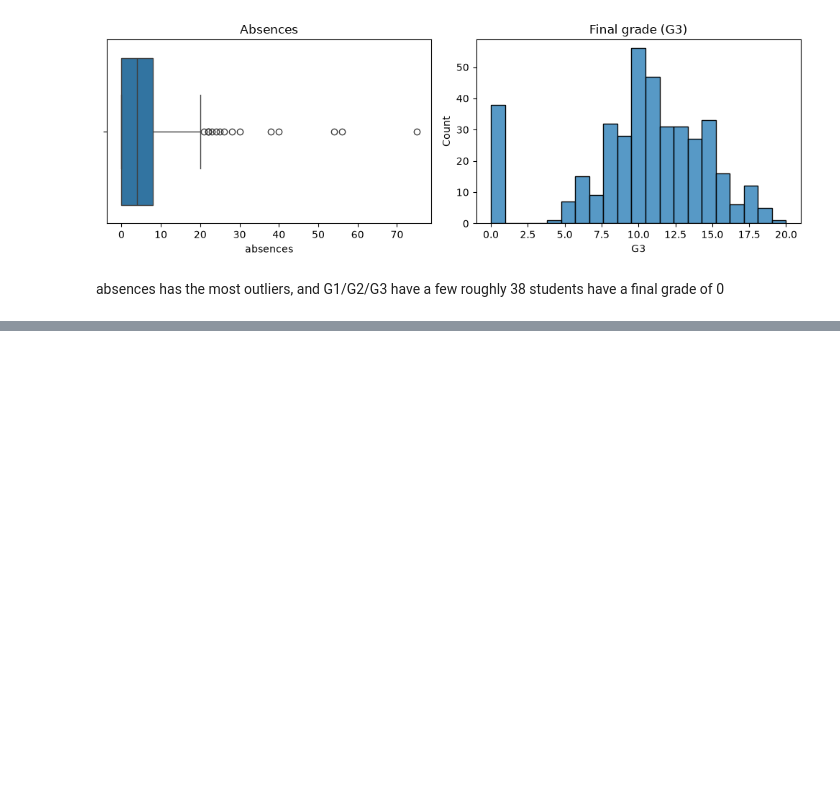
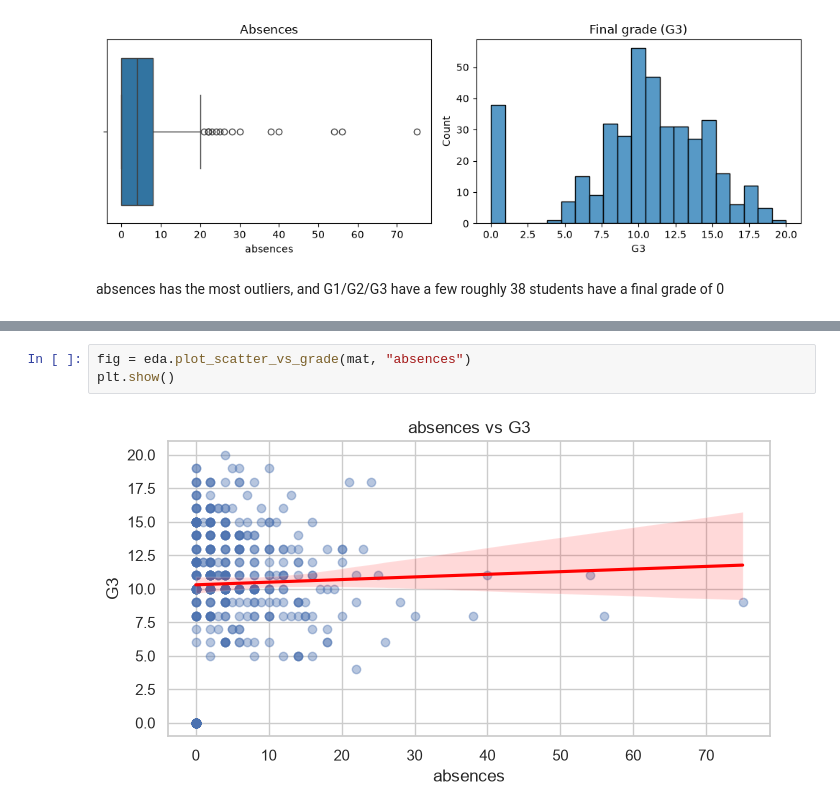
Before and after one commit to prajwal-sv/AI-Learning-Career-Assistant, a Jupyter notebook: notebooks/01_data_analysis.ipynb, the cells around one changed output, grey strips where cells are left out. Cells and saved outputs as stored; diff of their text form; blank space fills up the shorter version.

```diff
--- a/notebooks/01_data_analysis.ipynb
+++ b/notebooks/01_data_analysis.ipynb
@@ -121,0 +159,5 @@ roughly 38 students have a final grade of 0
+# %%
+fig = eda.plot_scatter_vs_grade(mat, "absences")
+plt.show()
+# %% [output]
+[figure, added]
```
Also changed, not shown: parts of 9 cells of this notebook.
